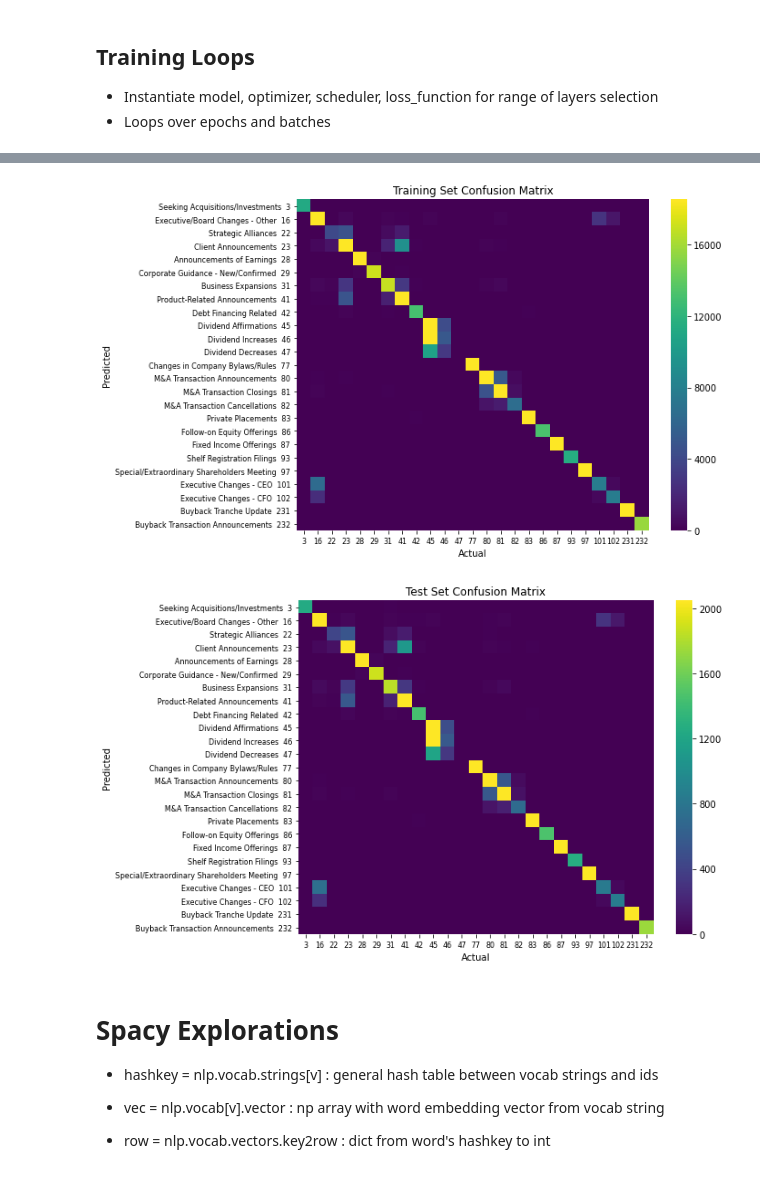
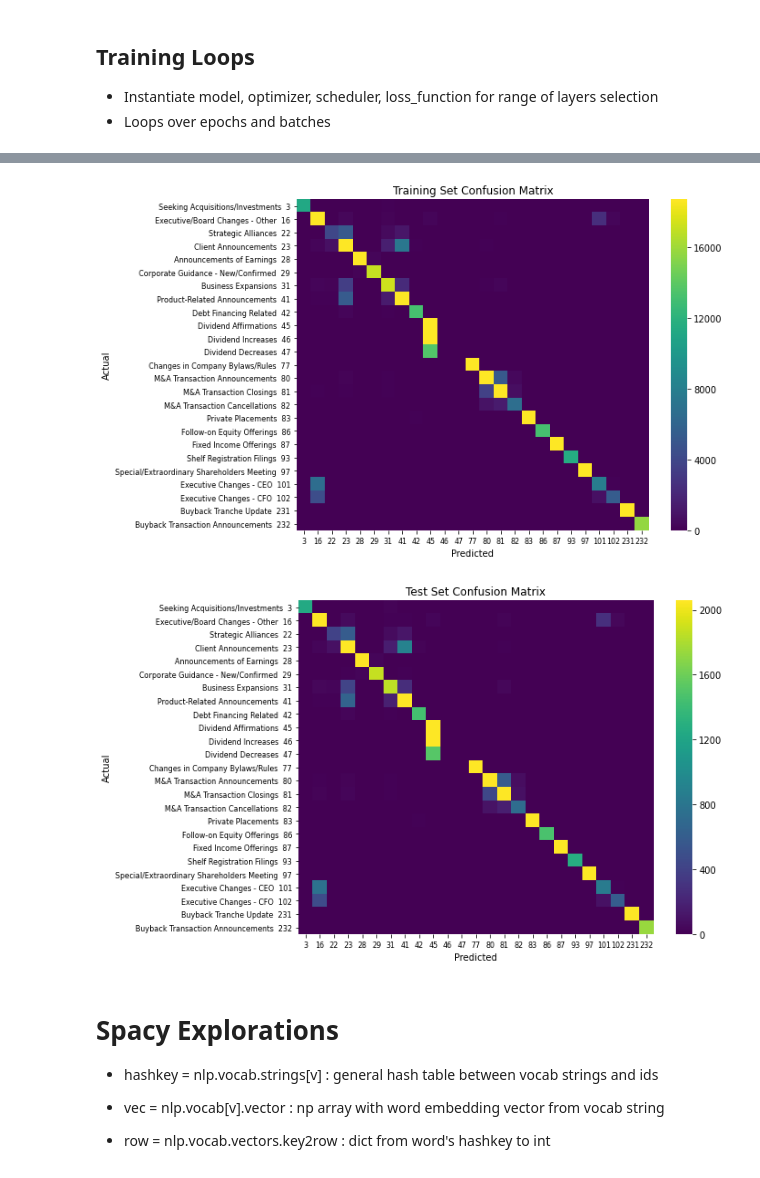
Before and after one commit to terence-lim/data-science-notebooks, a Jupyter notebook: dan_classifier.ipynb, the cells around one changed output, grey strips where cells are left out. Drawn from its saved outputs; the diff is of its cells as text; code cells hidden in the pictures.

```diff
--- a/dan_classifier.ipynb
+++ b/dan_classifier.ipynb
@@ -393,7 +304,7 @@ accuracy
 from sklearn.metrics import confusion_matrix
 labels = [event_[e] for e in event_encoder.classes_]
 cf_train = DataFrame(confusion_matrix(train_gold, train_pred),
-              index=pd.MultiIndex.from_product([['Predicted'], labels]),
-              columns=pd.MultiIndex.from_product([['Actual'], labels]))
+              index=pd.MultiIndex.from_product([['Actual'], labels]),
+              columns=pd.MultiIndex.from_product([['Predicted'], labels]))
 cf_train
 # %% [output]
@@ -418,7 +329,7 @@ cf_train
 25 rows × 25 columns
 # %%
 cf_test = DataFrame(confusion_matrix(test_gold, test_pred),
-                    index=pd.MultiIndex.from_product([['Predicted'], labels]),
-                    columns=pd.MultiIndex.from_product([['Actual'], labels]))
+                    index=pd.MultiIndex.from_product([['Actual'], labels]),
+                    columns=pd.MultiIndex.from_product([['Predicted'], labels]))
 cf_test
 # %% [output]
@@ -444,22 +355,22 @@ cf_test
 # %%
 import seaborn as sns
 for num, (title, cf) in enumerate({'Training': cf_train, 'Test': cf_test}.items()):
     fig, ax = plt.subplots(num=1+num, clear=True, figsize=(10,6))
     sns.heatmap(cf, ax=ax, annot= False, fmt='d', cmap='viridis', robust=True,
                 yticklabels=[f"{label}  {e}" for label, e in zip(labels, event_encoder.classes_)],
                 xticklabels=event_encoder.classes_)
     ax.set_title(f'{title} Set Confusion Matrix')
-    ax.set_xlabel('Actual')
-    ax.set_ylabel('Predicted')
+    ax.set_xlabel('Predicted')
+    ax.set_ylabel('Actual')
     ax.yaxis.set_tick_params(labelsize=8, rotation=0)
     ax.xaxis.set_tick_params(labelsize=8, rotation=0)
     plt.subplots_adjust(left=0.35, bottom=0.25)
     plt.savefig(os.path.join(imgdir, f"cf_{title}.jpg"))
     plt.tight_layout()
 plt.show()
 # %% [output]
-[figure, old version]
+[figure, new version]
-[figure, old version]
+[figure, new version]
 # %% [markdown]
 # Spacy Explorations
 - hashkey = nlp.vocab.strings[v] : general hash table between vocab strings and ids
```
Also changed, not shown: parts of 10 cells of this notebook, 8 other files.
